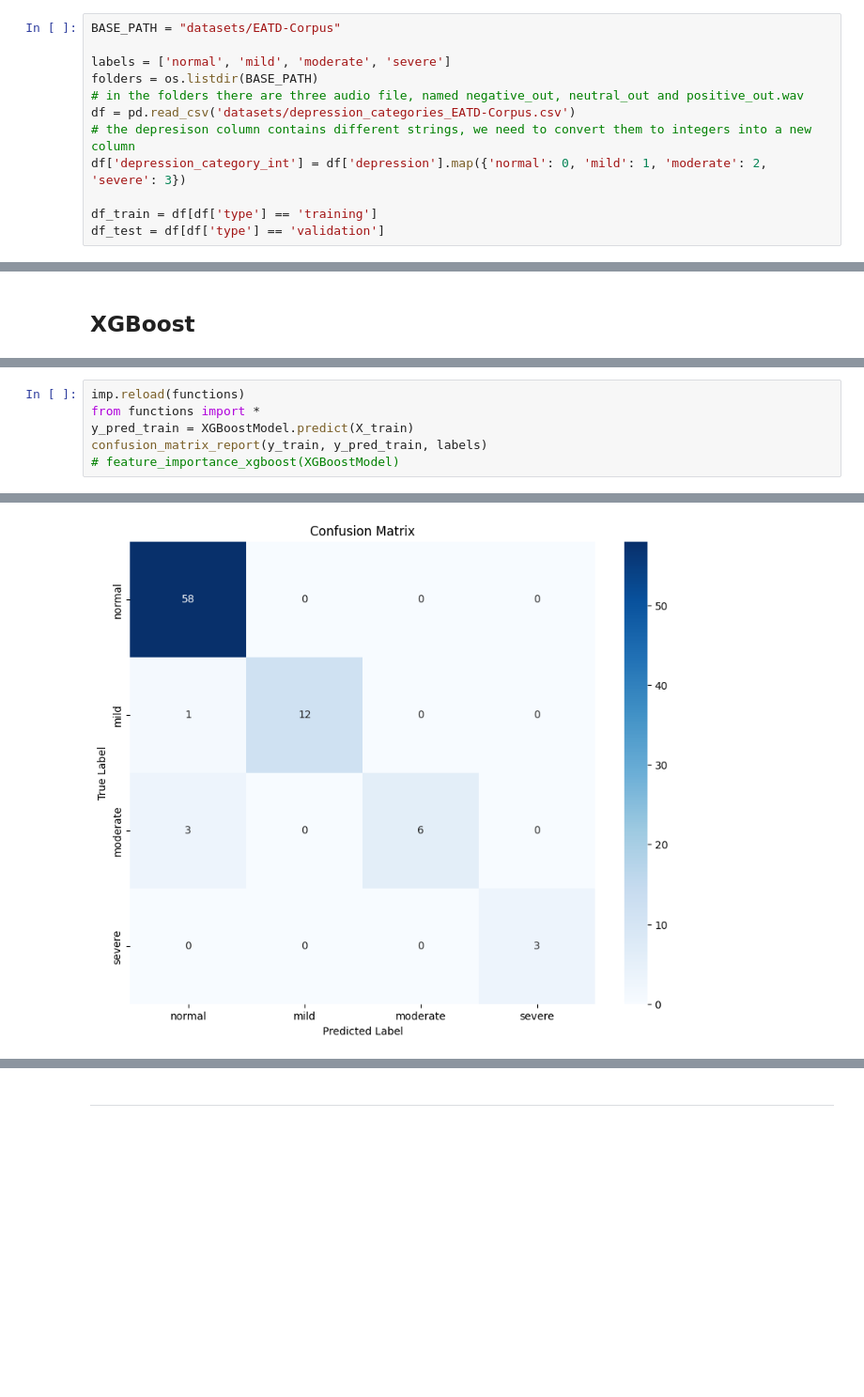
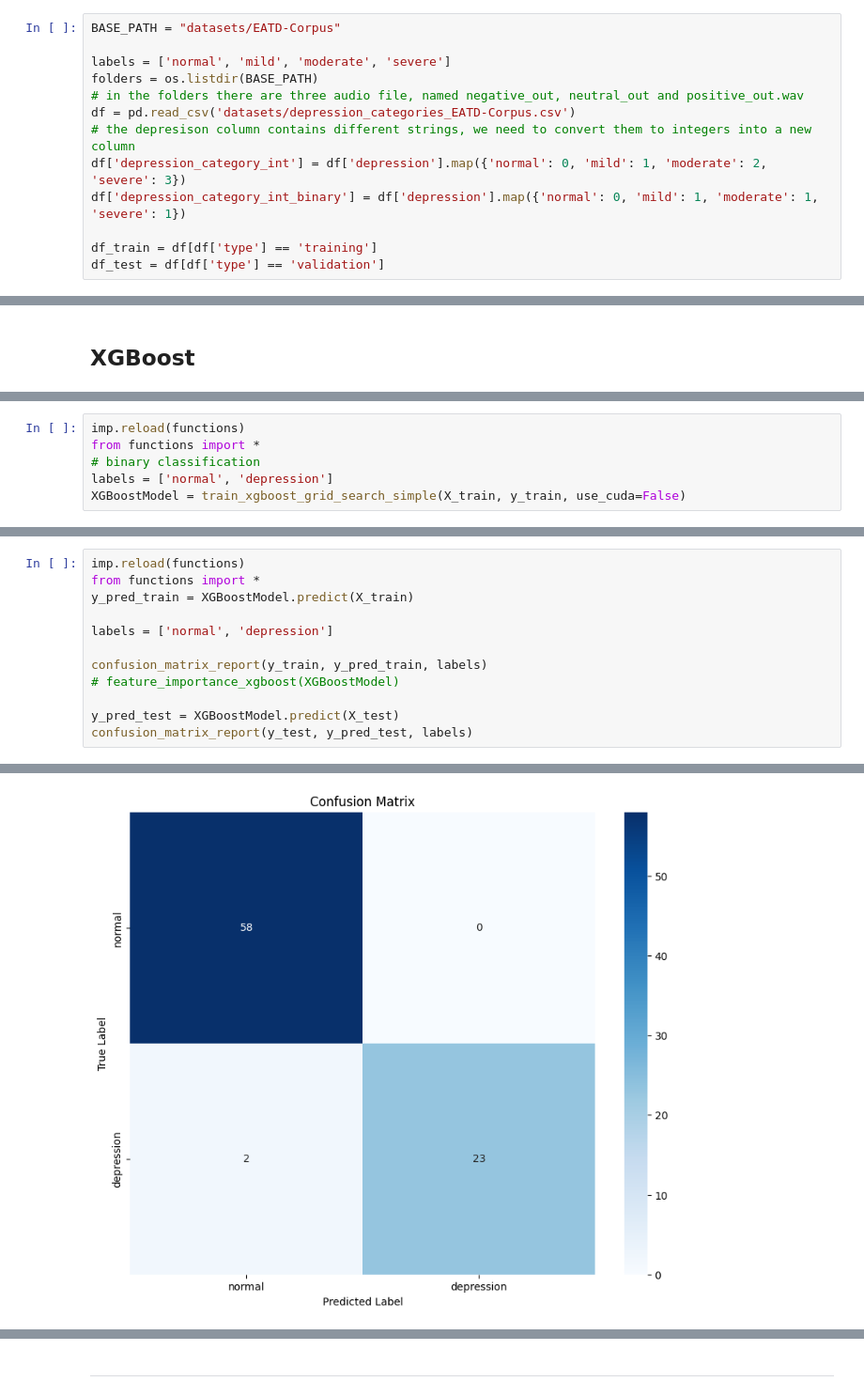
Before and after one commit to csipapicsa/DepressionPrediction, a Jupyter notebook: Model_Simple_EATD-corpus.ipynb, the cells around one changed output, grey strips where cells are left out. Shown at 94% size. Saved outputs shown, nothing was run; the diff lists cells and outputs as text; blank space fills up the shorter version.

```diff
--- a/Model_Simple_EATD-corpus.ipynb
+++ b/Model_Simple_EATD-corpus.ipynb
@@ -19,6 +21,7 @@ folders = os.listdir(BASE_PATH)
 df = pd.read_csv('datasets/depression_categories_EATD-Corpus.csv')
 # the depresison column contains different strings, we need to convert them to integers into a new column
 df['depression_category_int'] = df['depression'].map({'normal': 0, 'mild': 1, 'moderate': 2, 'severe': 3})
+df['depression_category_int_binary'] = df['depression'].map({'normal': 0, 'mild': 1, 'moderate': 1, 'severe': 1})
 
 df_train = df[df['type'] == 'training']
 df_test = df[df['type'] == 'validation']
@@ -127,0 +143,6 @@ Parameters: { "use_label_encoder" } are not used.
+# %%
+imp.reload(functions)
+from functions import *
+# binary classification
+labels = ['normal', 'depression']
+XGBoostModel = train_xgboost_grid_search_simple(X_train, y_train, use_cuda=False)
@@ -129,6 +171,12 @@ Parameters: { "use_label_encoder" } are not used.
 imp.reload(functions)
 from functions import *
 y_pred_train = XGBoostModel.predict(X_train)
+
+labels = ['normal', 'depression']
+
 confusion_matrix_report(y_train, y_pred_train, labels)
 # feature_importance_xgboost(XGBoostModel)
+
+y_pred_test = XGBoostModel.predict(X_test)
+confusion_matrix_report(y_test, y_pred_test, labels)
 # %% [output]
@@ -146 +202 @@ weighted avg       0.95      0.95      0.95        83
-[figure, old version]
+[figure, new version]
```
Also changed, not shown: parts of 12 cells of this notebook, 25 other files.
